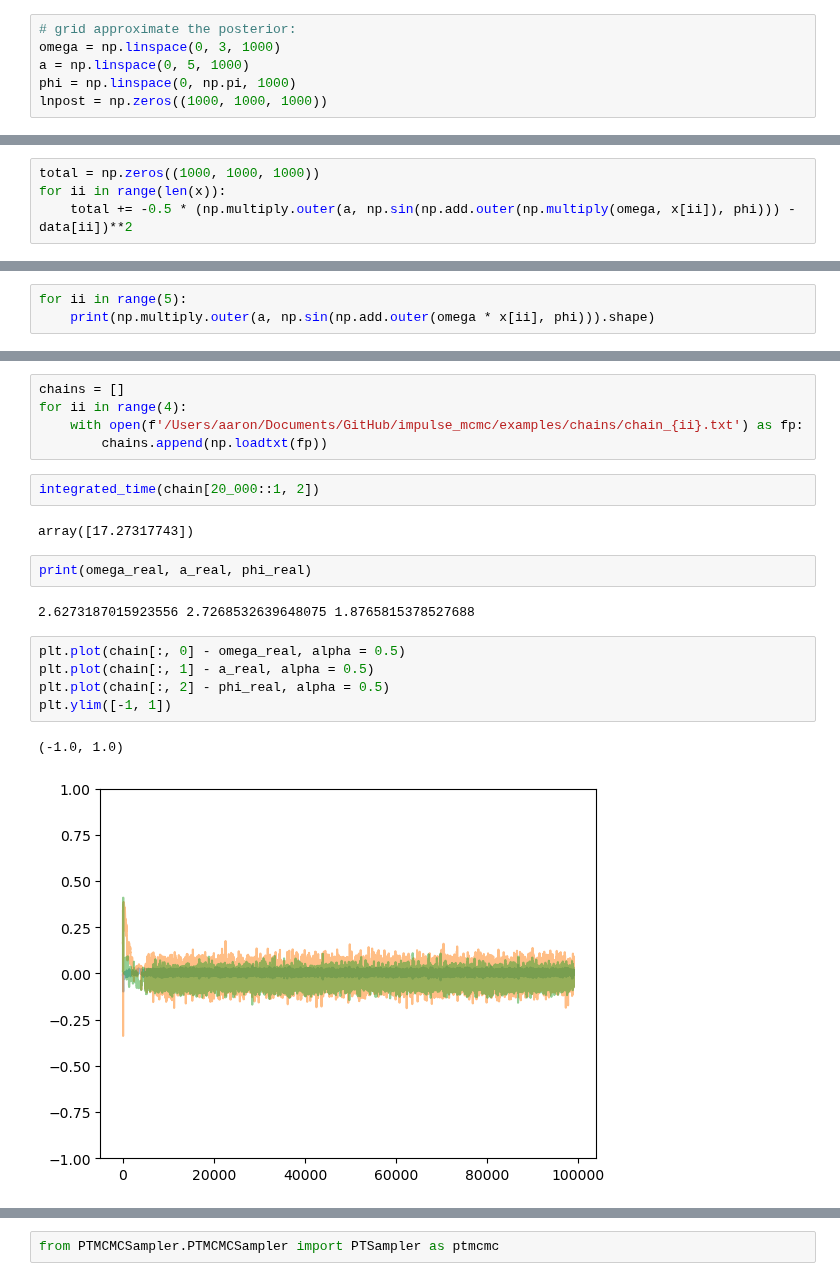
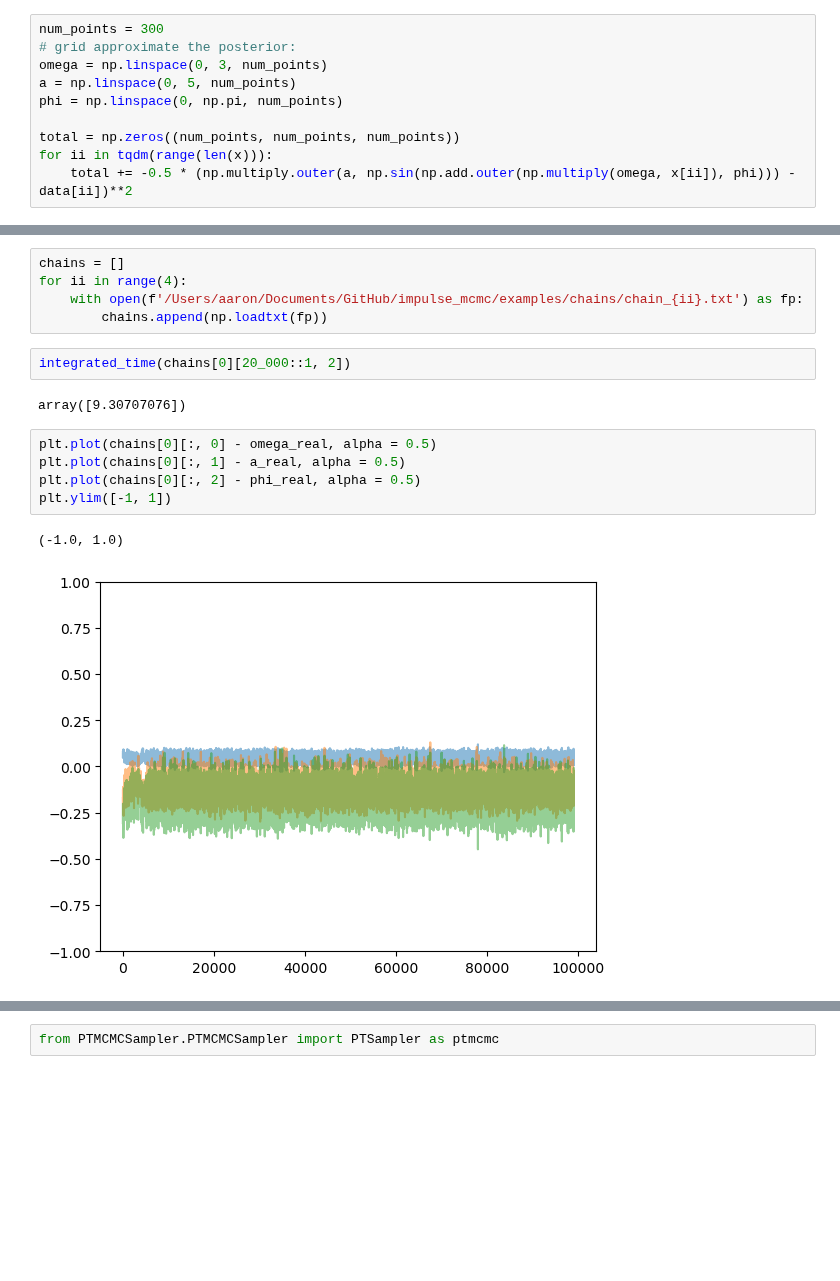
Before and after one commit to AaronDJohnson/impulse_mcmc, a Jupyter notebook: examples/test.ipynb, the cells around one changed output, grey strips where cells are left out. Drawn from its saved outputs; the diff is of its cells as text; blank space fills up the shorter version.

```diff
--- a/examples/test.ipynb
+++ b/examples/test.ipynb
@@ -26,6 +28,10 @@ plt.plot(x, a_real * np.sin(omega_real*x + phi_real))
 # %%
+num_points = 300
 # grid approximate the posterior:
-omega = np.linspace(0, 3, 1000)
-a = np.linspace(0, 5, 1000)
-phi = np.linspace(0, np.pi, 1000)
-lnpost = np.zeros((1000, 1000, 1000))
+omega = np.linspace(0, 3, num_points)
+a = np.linspace(0, 5, num_points)
+phi = np.linspace(0, np.pi, num_points)
+
+total = np.zeros((num_points, num_points, num_points))
+for ii in tqdm(range(len(x))):
+    total += -0.5 * (np.multiply.outer(a, np.sin(np.add.outer(np.multiply(omega, x[ii]), phi))) - data[ii])**2
@@ -62,4 +37,0 @@ Error compiling Cython file:
-# %%
-total = np.zeros((1000, 1000, 1000))
-for ii in range(len(x)):
-    total += -0.5 * (np.multiply.outer(a, np.sin(np.add.outer(np.multiply(omega, x[ii]), phi))) - data[ii])**2
@@ -68,3 +37,0 @@ KeyboardInterrupt:
-# %%
-for ii in range(5):
-    print(np.multiply.outer(a, np.sin(np.add.outer(omega * x[ii], phi))).shape)
@@ -123,18 +68,14 @@ for ii in range(4):
     with open(f'/Users/aaron/Documents/GitHub/impulse_mcmc/examples/chains/chain_{ii}.txt') as fp:
         chains.append(np.loadtxt(fp))
 # %%
-integrated_time(chain[20_000::1, 2])
+integrated_time(chains[0][20_000::1, 2])
 # %% [output]
-array([17.27317743])
+array([9.30707076])
-# %%
-print(omega_real, a_real, phi_real)
-# %% [output]
-2.6273187015923556 2.7268532639648075 1.8765815378527688
 # %%
-plt.plot(chain[:, 0] - omega_real, alpha = 0.5)
-plt.plot(chain[:, 1] - a_real, alpha = 0.5)
-plt.plot(chain[:, 2] - phi_real, alpha = 0.5)
+plt.plot(chains[0][:, 0] - omega_real, alpha = 0.5)
+plt.plot(chains[0][:, 1] - a_real, alpha = 0.5)
+plt.plot(chains[0][:, 2] - phi_real, alpha = 0.5)
 plt.ylim([-1, 1])
 # %% [output]
 (-1.0, 1.0)
-[figure, old version]
+[figure, new version]
```
Also changed, not shown: parts of 18 cells of this notebook, 4 other files.
